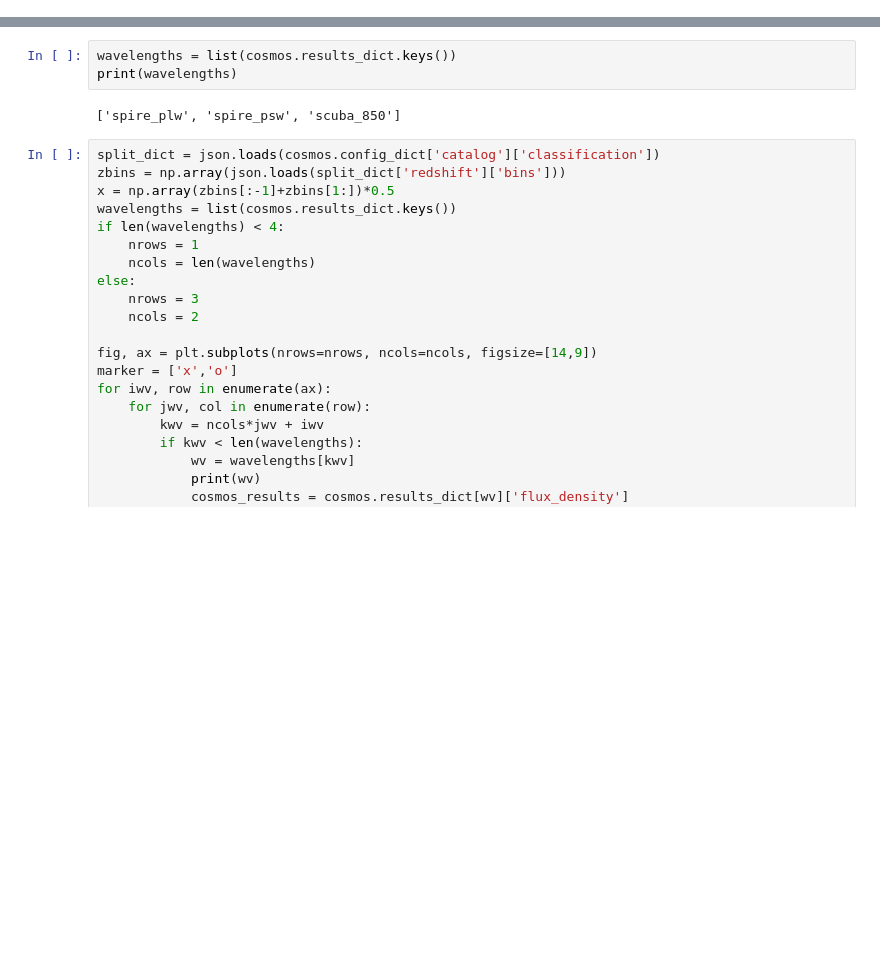
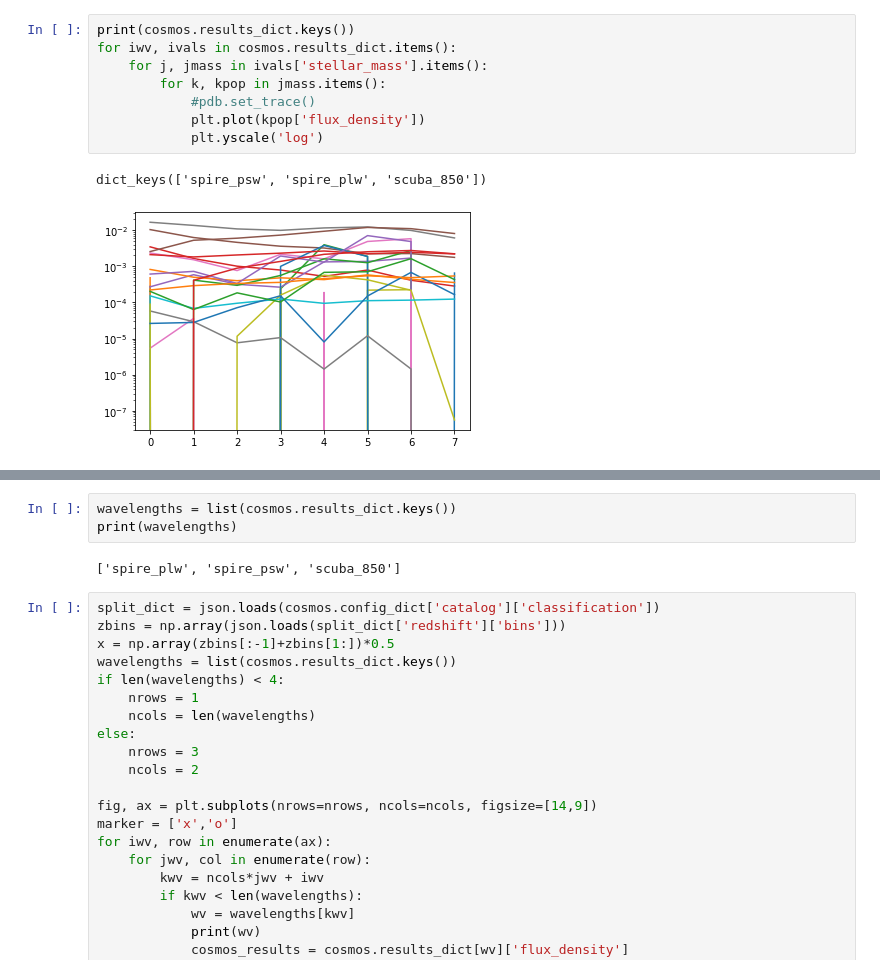
Before and after one commit to marcoviero/simstack2, a Jupyter notebook: example_simstack2.ipynb, the cells around one changed output, grey strips where cells are left out. Drawn from its saved outputs; the diff is of its cells as text; blank space fills up the shorter version.

```diff
--- a/example_simstack2.ipynb
+++ b/example_simstack2.ipynb
@@ -50,0 +69,11 @@ cosmos.config_dict['io']
+# %%
+print(cosmos.results_dict.keys())
+for iwv, ivals in cosmos.results_dict.items():
+    for j, jmass in ivals['stellar_mass'].items():
+        for k, kpop in jmass.items():
+            #pdb.set_trace()
+            plt.plot(kpop['flux_density'])
+            plt.yscale('log')
+# %% [output]
+dict_keys(['spire_psw', 'spire_plw', 'scuba_850'])
+[figure, added]
```
Also changed, not shown: parts of 9 cells of this notebook, 7 other files.
